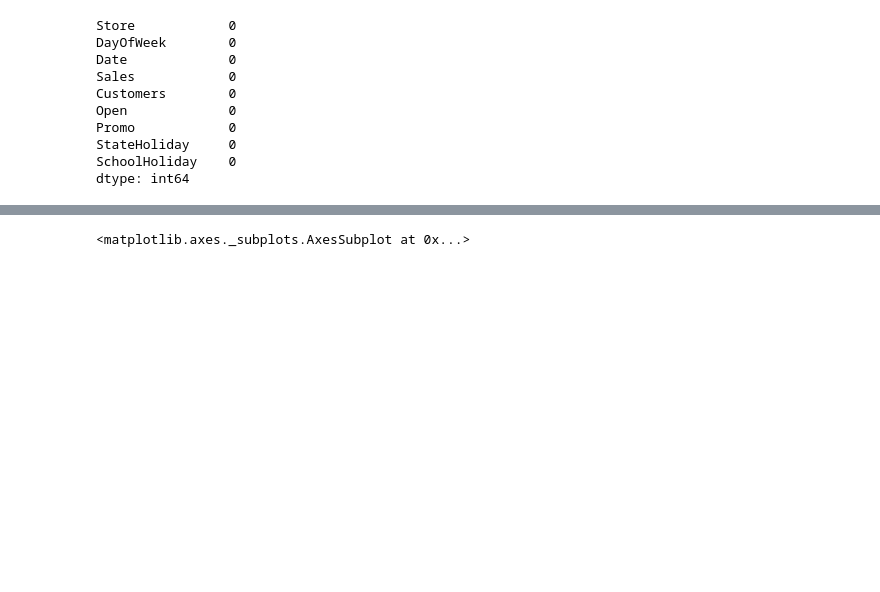
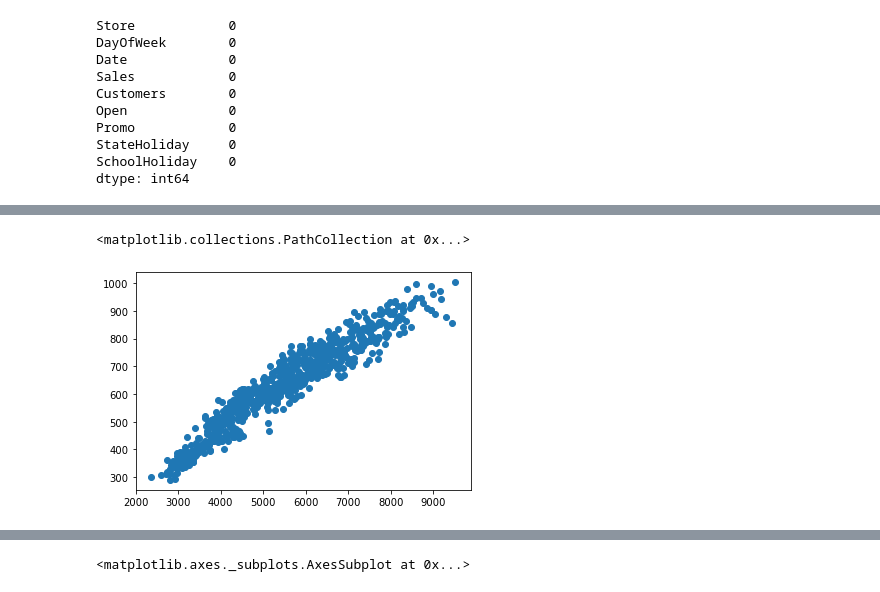
Before and after one commit to RakeshKumar045/Time-Series-Forecasting, a Jupyter notebook: Capstone_Final_Code_Rossmann.ipynb, the cells around one changed output, grey strips where cells are left out. Drawn from its saved outputs; the diff is of its cells as text; code cells hidden in the pictures; blank space fills up the shorter version.

```diff
--- a/Capstone_Final_Code_1.ipynb
+++ b/Capstone_Final_Code_Rossmann.ipynb
@@ -252,0 +253,5 @@ dtype: int64
+# %%
+plt.scatter(store_df['Sales'],store_df['Customers'])
+# %% [output]
+<matplotlib.collections.PathCollection at 0x...>
+[figure, added]
```
Also changed, not shown: parts of 13 cells of this notebook, 1 other file.
